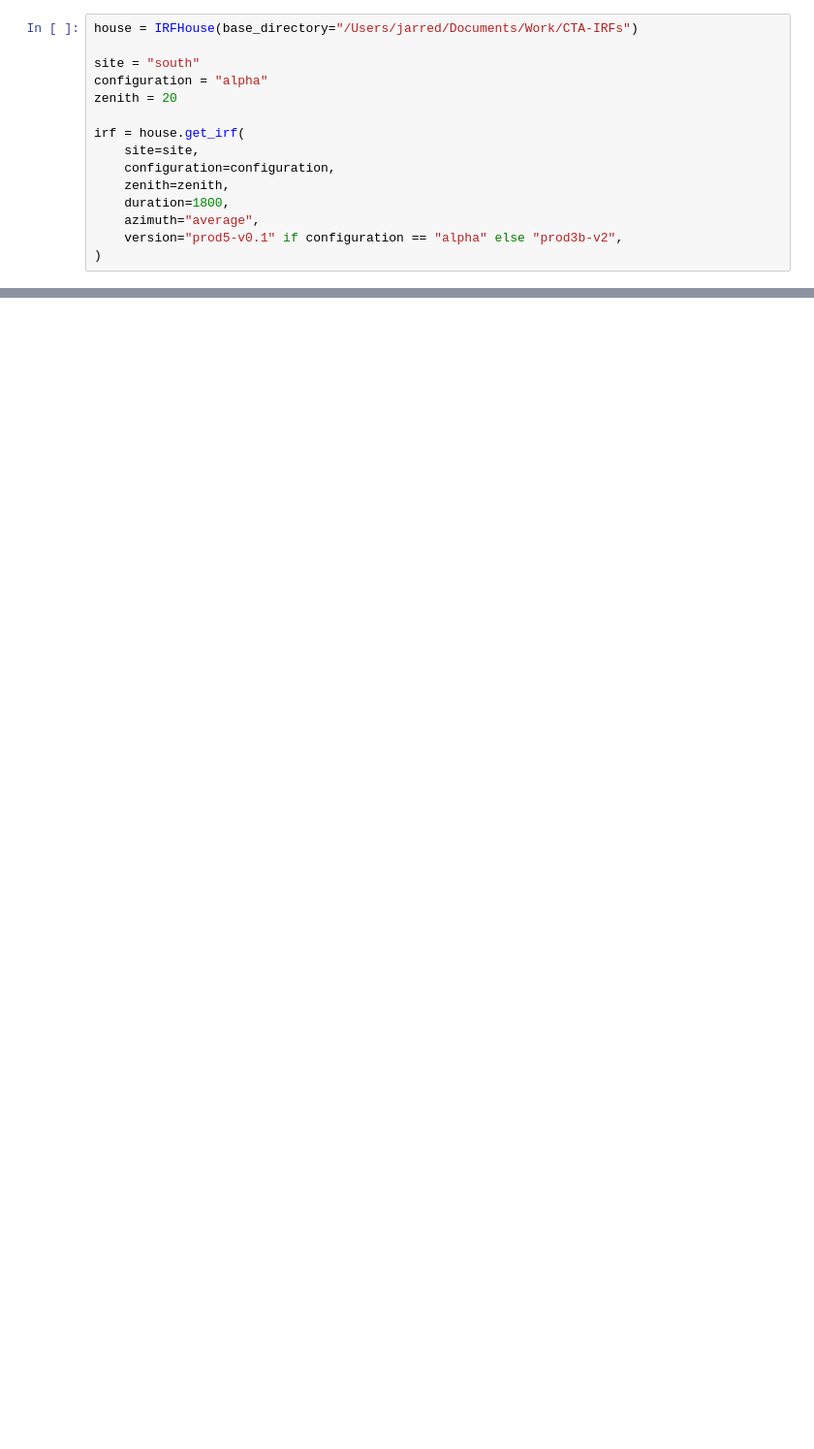
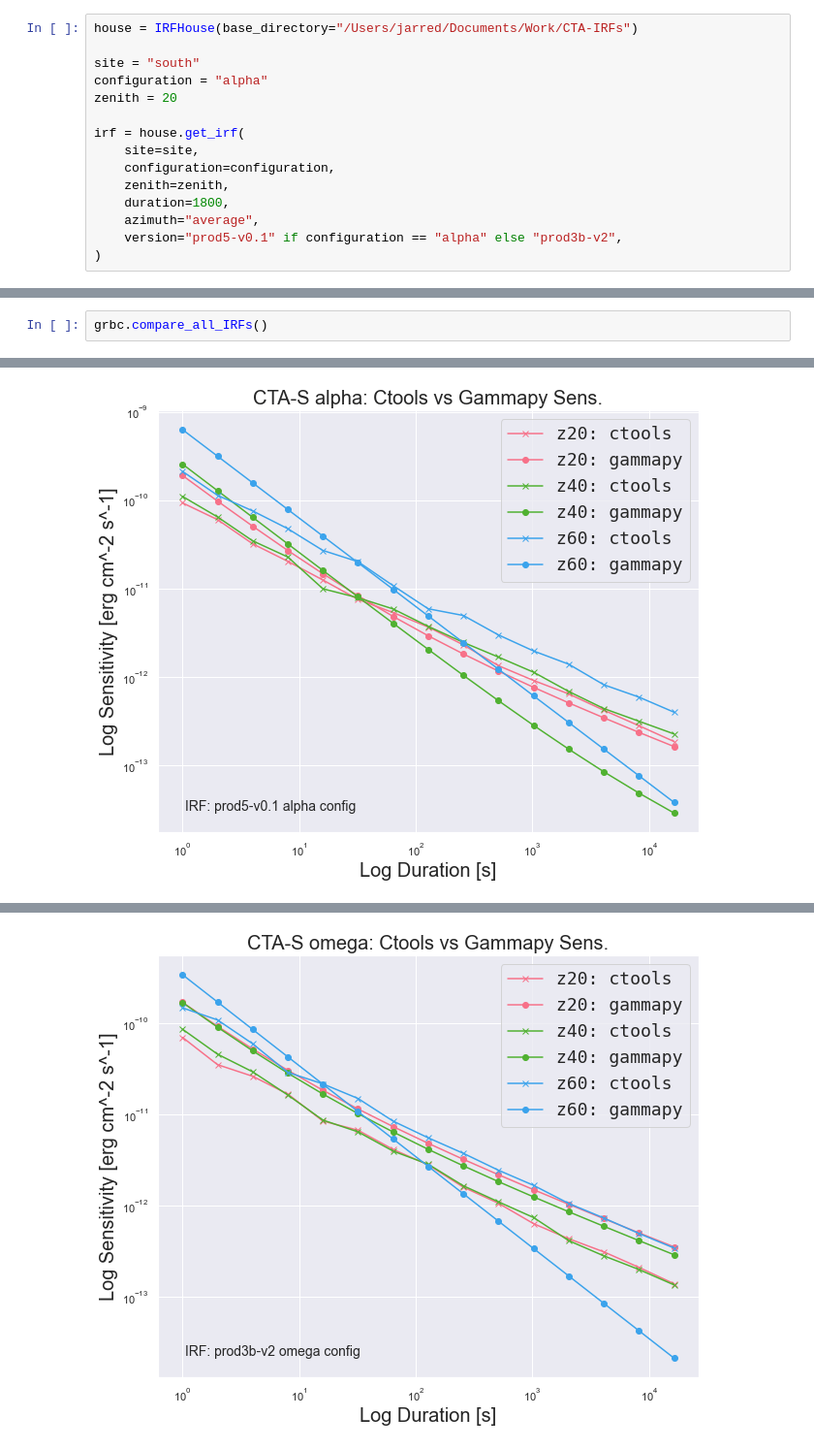
Before and after one commit to astrojarred/gravitational_wave_toy, a Jupyter notebook: notebooks/gammapy/grbsens-comparison.ipynb, the cells around one changed output, grey strips where cells are left out. Shown at 97% size. Cells and saved outputs as stored; diff of their text form; blank space fills up the shorter version.

```diff
--- a/notebooks/gammapy/grbsens-comparison.ipynb
+++ b/notebooks/gammapy/grbsens-comparison.ipynb
@@ -100,0 +92,3 @@ for duration in tqdm(
+# %%
+grbc.compare_all_IRFs()
+# %% [output]
@@ -100,0 +97 @@ for duration in tqdm(
+[figure, added]
@@ -100,0 +99 @@ for duration in tqdm(
+[figure, added]
```
Also changed, not shown: parts of 28 cells of this notebook.
